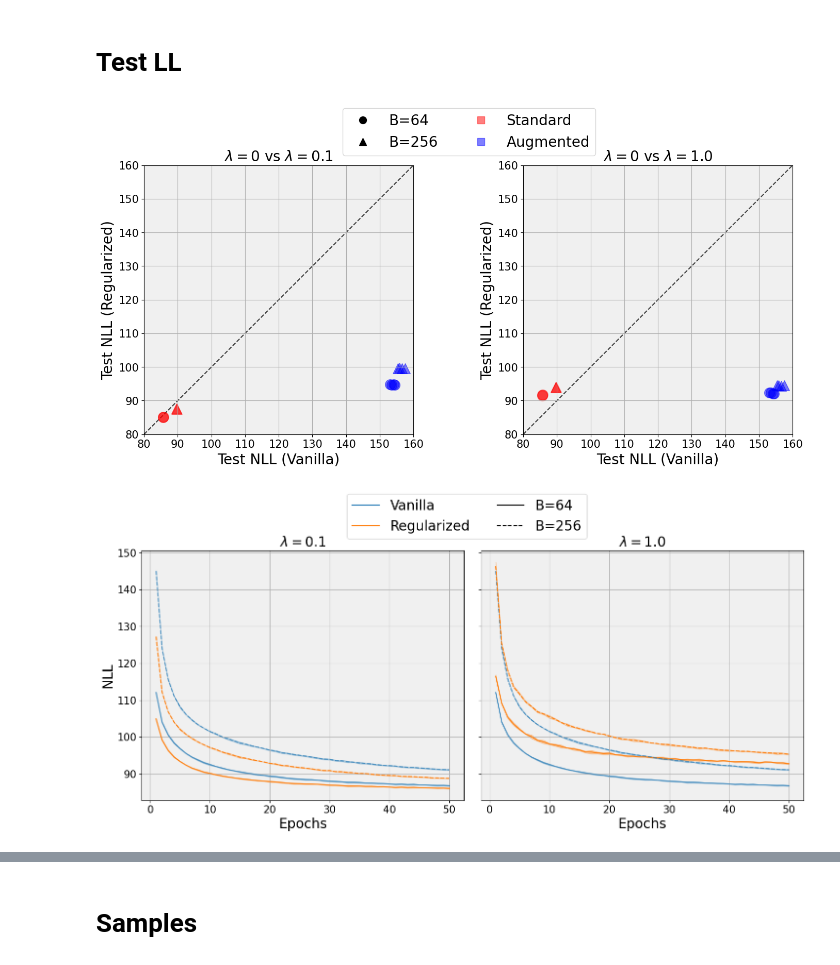
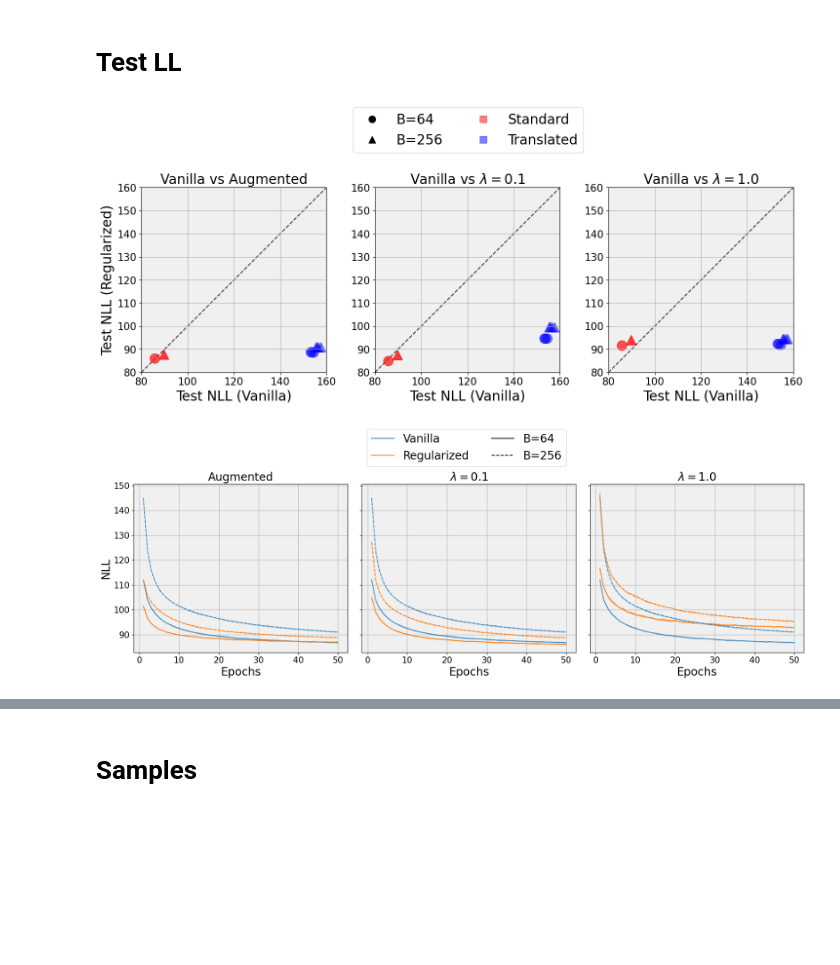
Before and after one commit to rajit906/Symmetry-invariant-Tractable-Generative-Models, a Jupyter notebook: src/evaluate_made.ipynb, the cells around one changed output, grey strips where cells are left out. Cells and saved outputs as stored; diff of their text form; code cells hidden in the pictures; blank space fills up the shorter version.

```diff
--- a/src/evaluate_made.ipynb
+++ b/src/evaluate_made.ipynb
@@ -39,6 +211,7 @@ pattern = re.compile(
     r"BIN_"
     r"LAM(?P<lam>[\de.-]+)_"
     r"PAT(?P<patience>\d+)"
+    r"(?:_AUG)?(?:_MOD)?"
 )
 
 directories = os.listdir(result_dir)
@@ -51,7 +224,7 @@ for directory in directories:
         params = match.groupdict()
         batch_size = int(params['batch_size'])
         lam = float(params['lam'])
-        if batch_size in [64, 256] and lam in [0, 0.1, 1.0]:
+        if batch_size in [64, 256] and lam in [-1.0, 0, 0.1, 0.2, 0.3, 0.4, 0.5, 0.6, 0.7, 0.8, 1.0]:
             results_path = os.path.join(result_dir, directory, 'results.json')
             if os.path.exists(results_path):
                 with open(results_path, 'r') as f:
@@ -79,10 +252,10 @@ color_standard = 'red'
 color_augmented = 'blue'
 
 # Create scatter plots in a 1x2 grid
-fig1, axs1 = plt.subplots(1, 2, figsize=(15, 7))
+fig1, axs1 = plt.subplots(1, 3, figsize=(15, 7))
 
 batch_sizes = [64, 256]
-lams = [0.1, 1.0]
+lams = [-1.0, 0.1, 1.0]
 markers = ['o', '^']  # Different markers for different batch sizes ('o' for 64, '^' for 256)
 
 # Determine global limits for all subplots
@@ -107,38 +280,44 @@ for j, lam in enumerate(lams):
             test_nll_0, aug_test_nll_0, _ = data_dict[batch_size][0][seed]
             test_nll_lam, aug_test_nll_lam, _ = data_dict[batch_size][lam][seed]
             # Transparent for standard
             ax.scatter(test_nll_0, test_nll_lam, color=color_standard, marker=markers[i], s=200, label=f'Seed {seed} (B={batch_size})', alpha = 0.3)
             # Opaque for augmented
             ax.scatter(aug_test_nll_0, aug_test_nll_lam, color=color_augmented, marker=markers[i], s=200, alpha = 0.5)
-    ax.set_title(f'$\\lambda = 0$ vs $\\lambda = {lam}$')
+    if lam == -1:
+        ax.set_title(f'Vanilla vs Augmented')
+    else:
+        ax.set_title(f'Vanilla vs $\\lambda = {lam}$')
     ax.set_facecolor('#f0f0f0')
     ax.set_xlabel('Test NLL (Vanilla)')
-    ax.set_ylabel('Test NLL (Regularized)')
+    if j == 0:
+        ax.set_ylabel('Test NLL (Regularized)')
+    else:
+        ax.set_ylabel('')
     # Add y=x dashed line
     lims = [global_min, global_max]
     ax.plot(lims, lims, 'k--', alpha=0.75, zorder=0)
     ax.set_aspect('equal')
     ax.set_xlim(lims)
     ax.set_ylim(lims)
     ax.grid(True)
 
 # Create a single legend for all plots
 handles = [
     plt.Line2D([0], [0], marker='o', color='black', linestyle='None', markersize=10, label='B=64'),
     plt.Line2D([0], [0], marker='^', color='black', linestyle='None', markersize=10, label='B=256'),
     plt.Line2D([0], [0], marker='s', color=color_standard, linestyle='None', markersize=10, label='Standard', alpha = 0.5),
-    plt.Line2D([0], [0], marker='s', color=color_augmented, linestyle='None', markersize=10, label='Augmented', alpha = 0.5)
+    plt.Line2D([0], [0], marker='s', color=color_augmented, linestyle='None', markersize=10, label='Translated', alpha = 0.5)
 ]
-fig1.legend(handles=handles, loc='upper center', ncol=2, bbox_to_anchor=(0.522, 1.05))
+fig1.legend(handles=handles, loc='upper center', ncol=2, bbox_to_anchor=(0.522, 1.0))
 plt.tight_layout(rect=[0, 0, 1, 0.95])
 
 # Save the plot as an SVG file
 plt.savefig('images/made/test_scatter_made_mnist.pdf', format='pdf', bbox_inches='tight')
 
 # Show the plot
 plt.show()
 # %% [output]
-[figure, old version]
+[figure, new version]
 # %%
 # Function to calculate mean and standard deviation across seeds
 def get_mean_and_std(data_dict, batch_size, lam, epochs):
@@ -147,14 +326,12 @@ def get_mean_and_std(data_dict, batch_size, lam, epochs):
     std = np.std(nll_vals, axis=0)
     return mean, std
 
-# Create a 1x2 grid for the plots
-fig2, axs2 = plt.subplots(1, 2, figsize=(15, 7), sharex=True, sharey=True)
+fig2, axs2 = plt.subplots(1, 3, figsize=(18, 6), sharex=True, sharey=True)
 
 batch_sizes = [64, 256]
-lams = [0.1, 1.0]
+lams = [-1.0, 0.1, 1.0]
 colors = ['#1f77b4', '#ff7f0e']  # Blue for Vanilla, Orange for Regularized
 
-# Plot for each lambda value
 for j, lam in enumerate(lams):
     ax = axs2[j]
     for i, batch_size in enumerate(batch_sizes):
@@ -171,30 +348,27 @@ for j, lam in enumerate(lams):
             # Plot mean and fill between mean ± std for regularized (lambda > 0)
             ax.plot(range(1, epochs + 1), mean_nll_lam, color=colors[1], linestyle='-' if batch_size == 64 else '--', alpha=1, label=f'Regularized (B={batch_size})' if lam > 0 and i == 0 else "")
             ax.fill_between(range(1, epochs + 1), mean_nll_lam - std_nll_lam, mean_nll_lam + std_nll_lam, color=colors[1], alpha=0.3)
-
-    ax.set_title(f'$\\lambda = {lam}$')
+    if lam == -1:
+        ax.set_title('Augmented')
+    else:
+        ax.set_title(f'$\\lambda = {lam}$')
     ax.set_xlabel('Epochs')
     ax.set_facecolor('#f0f0f0')
     if j == 0:
         ax.set_ylabel('NLL')
+    else:
+        ax.set_ylabel('')
     ax.grid(True)
 
-# Create a single legend for all plots
 handles = [
     plt.Line2D([0], [0], color=colors[0], label='Vanilla'),
     plt.Line2D([0], [0], color=colors[1], label='Regularized'),
     plt.Line2D([0], [0], linestyle='-', color='#000000', label='B=64'),
     plt.Line2D([0], [0], linestyle='--', color='#000000', label='B=256')
 ]
-fig2.legend(handles=handles, loc='upper center', ncol=2, bbox_to_anchor=(0.52, 1.05))
-
-# Add a title for the entire figure
+fig2.legend(handles=handles, loc='upper center', ncol=2, bbox_to_anchor=(0.52, 1.1))
 plt.tight_layout(rect=[0, 0, 1, 0.95])
-
-# Save the plot as an SVG file
 plt.savefig('images/made/val_loss_curve_made_mnist.pdf', format='pdf', bbox_inches='tight')
-
-# Show the plot
 plt.show()
 # %% [output]
-[figure, old version]
+[figure, new version]
```
Also changed, not shown: parts of 29 cells of this notebook, 6 other files.
